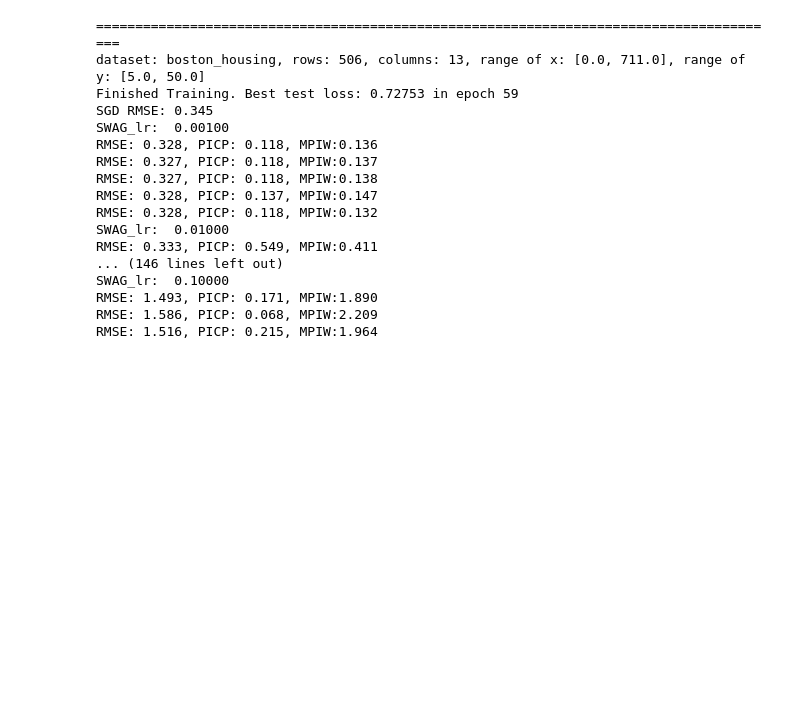
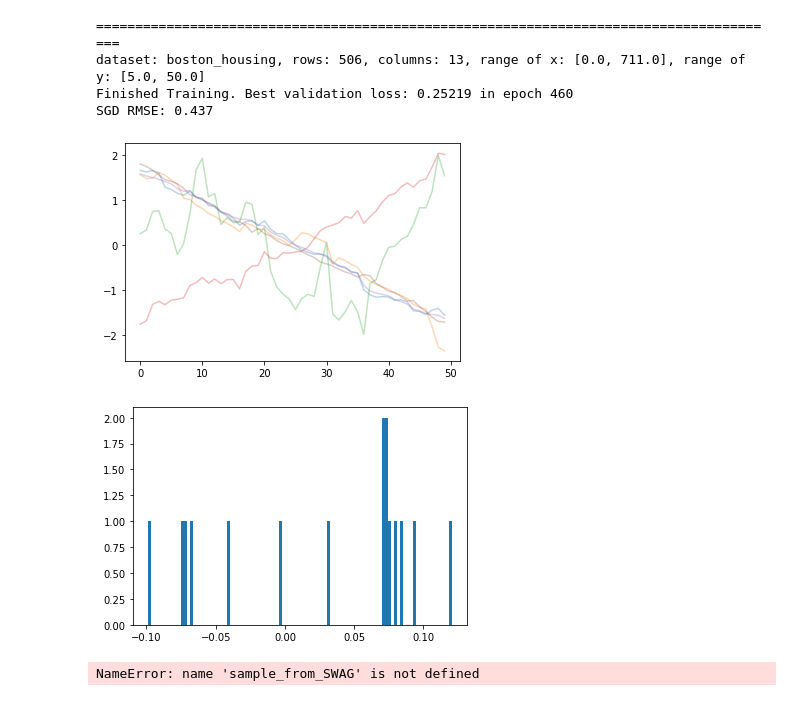
Before and after one commit to ptempczyk/probai2021, a Jupyter notebook: models.ipynb, the cells around one changed output. Saved outputs shown, nothing was run; the diff lists cells and outputs as text; code cells hidden in the pictures; blank space fills up the shorter version.

```diff
--- a/models.ipynb
+++ b/models.ipynb
@@ -37,48 +16,49 @@ def RMSE(y_1, y_2):
 # %%
 K = 10
 S = 500
 wd = 1e-6
 # for dataset_name in ['boston_housing']:
 # for dataset_name in ['yacht']:
+# for dataset_name in ['year_prediction_msd']:
+# for dataset_name in ['naval_compressor_decay']:
 for dataset_name in DATASETS:
     print("=" * 88)
     x_train, y_train, x_test, y_test, _, _ = load_dataset(dataset_name)
     batch_size = x_train.shape[0]//9
-    model = create_model(x_train, layer_dims=[50], verbose=False)
+    model = create_model(x_train, layer_dims=[1], verbose=False)
     train_model(x_train, y_train, x_test, y_test, model, dataset_name, lr=0.001, epochs=50000, verbose=False, batch_size=batch_size, weight_decay=wd)
     model = load_model(model, f"best_model_weights-{dataset_name}.pth", verbose=False)
     y_pred = get_test_predictions(x_train, y_train, x_test, y_test, model)
     print(f"SGD RMSE: {RMSE(y_pred, y_test):.3f}")
-    for SWAG_lr in [0.001, 0.01, 0.05, 0.1, 0.2]:
-        print(f"SWAG_lr: {SWAG_lr: 0.5f}")
-        for _ in range(5):
-            try:
-                model = load_model(model, f"best_model_weights-{dataset_name}.pth", verbose=False)
-                theta_swa, sigma_diag, D = train_SWAG(x_train, y_train, x_test, y_test, model, K, verbose=False, lr=SWAG_lr, batch_size=batch_size, weight_decay=wd)
-                sigma_diag = torch.clamp(sigma_diag, min=1e-10)
-                samples = sample_from_SWAG(x_train, y_train, x_test, y_test, model, theta_swa, sigma_diag, D, K, S)
-                samples_array = np.concatenate(samples, axis=1)
-                y_pred = samples_array.mean(axis=1, keepdims=True)
-                y_l = np.percentile(samples_array, 2.5, axis=1, keepdims=True)
-                y_u = np.percentile(samples_array, 97.5, axis=1, keepdims=True)
-                print(f"RMSE: {RMSE(y_pred, y_test):.3f}, PICP: {np.mean((y_l < y_test) & (y_test < y_u)):.3f}, MPIW:{np.mean(y_u - y_l):.3f}")
-            except:
-                print("Some error")
+    for rounds in range(10):
+        try:
+
+            model = load_model(model, f"best_model_weights-{dataset_name}.pth", verbose=False)
+            theta_swa, sigma_diag, D, thetas = train_SWAG_mod(x_train, y_train, x_test, y_test, model, K,
+                                                          verbose=False, lr=0.001, batch_size=batch_size,
+                                                          weight_decay=wd, epochs=50)
+            weight_series = torch.stack(thetas).numpy()
+            step_plot = weight_series.shape[1] // 5
+            weight_series -= weight_series.mean(axis=0, keepdims=True)
+            weight_series /= weight_series.std(axis=0, keepdims=True)
+            plt.plot(weight_series[:,::step_plot], alpha=0.3)
+            plt.show()
+            calculate_coeffs(weight_series, True)
+            sigma_diag = torch.clamp(sigma_diag, min=1e-10)
+            samples = sample_from_SWAG(x_train, y_train, x_test, y_test, model, theta_swa, sigma_diag, D, K, S)
+            samples_array = np.concatenate(samples, axis=1)
+            y_pred = samples_array.mean(axis=1, keepdims=True)
+            y_l = np.percentile(samples_array, 2.5, axis=1, keepdims=True)
+            y_u = np.percentile(samples_array, 97.5, axis=1, keepdims=True)
+            print(f"RMSE: {RMSE(y_pred, y_test):.3f}, PICP: {np.mean((y_l < y_test) & (y_test < y_u)):.3f}, MPIW:{np.mean(y_u - y_l):.3f}")
+        except Exception as e:
+            raise e
+            print("Some error")
 # %% [output]
 ========================================================================================
 dataset: boston_housing, rows: 506, columns: 13, range of x: [0.0, 711.0], range of y: [5.0, 50.0]
-Finished Training. Best test loss: 0.72753 in epoch 59
-SGD RMSE: 0.345
-SWAG_lr:  0.00100
-RMSE: 0.328, PICP: 0.118, MPIW:0.136
-RMSE: 0.327, PICP: 0.118, MPIW:0.137
-RMSE: 0.327, PICP: 0.118, MPIW:0.138
-RMSE: 0.328, PICP: 0.137, MPIW:0.147
-RMSE: 0.328, PICP: 0.118, MPIW:0.132
-SWAG_lr:  0.01000
-RMSE: 0.333, PICP: 0.549, MPIW:0.411
-... (146 lines left out)
-SWAG_lr:  0.10000
-RMSE: 1.493, PICP: 0.171, MPIW:1.890
-RMSE: 1.586, PICP: 0.068, MPIW:2.209
-RMSE: 1.516, PICP: 0.215, MPIW:1.964
+Finished Training. Best validation loss: 0.25219 in epoch 460
+SGD RMSE: 0.437
+[figure, added]
+[figure, added]
+NameError: name 'sample_from_SWAG' is not defined
```
Also changed, not shown: parts of 3 cells of this notebook, 8 other files.
